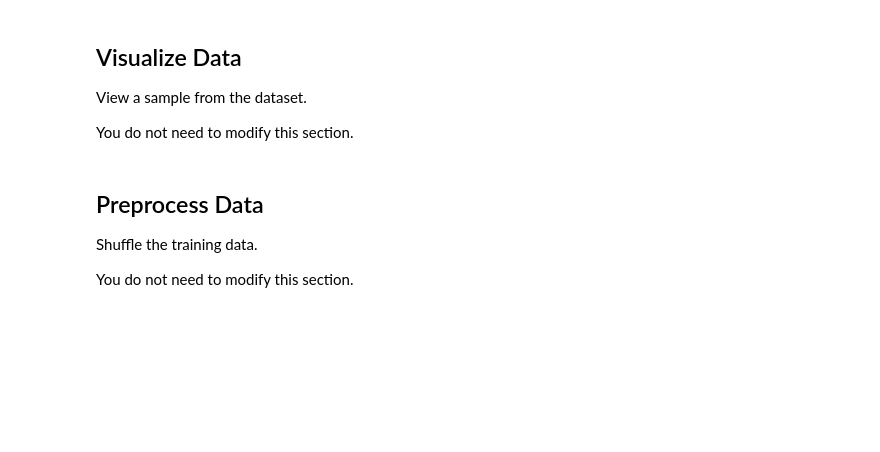
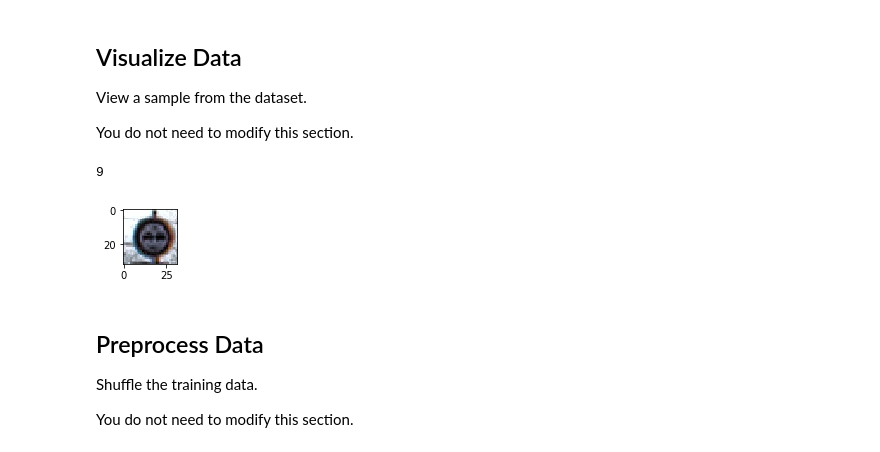
Before and after one commit to SRKarimov/SDCND-T1-P4-TrafficSignsClassifier, a Jupyter notebook: LeNet-Lab-Traffic-Signs-Classifier.ipynb, the cells around one changed output. Drawn from its saved outputs; the diff is of its cells as text; code cells hidden in the pictures; blank space fills up the shorter version.

```diff
--- a/LeNet-Lab-Traffic-Signs-Classifier.ipynb
+++ b/LeNet-Lab-Traffic-Signs-Classifier.ipynb
@@ -95,15 +114,18 @@ You do not need to modify this section.
 # %%
 import random
 import numpy as np
 import matplotlib.pyplot as plt
 %matplotlib inline
 
 index = random.randint(0, len(X_train))
 image = X_train[index].squeeze()
 
 plt.figure(figsize=(1,1))
-plt.imshow(image, cmap = 'gray')
+plt.imshow(image)
 print(y_train[index])
+# %% [output]
+9
+[figure, added]
 # %% [markdown]
 ## Preprocess Data
 
```
Also changed, not shown: parts of 13 cells of this notebook, 3 other files.
